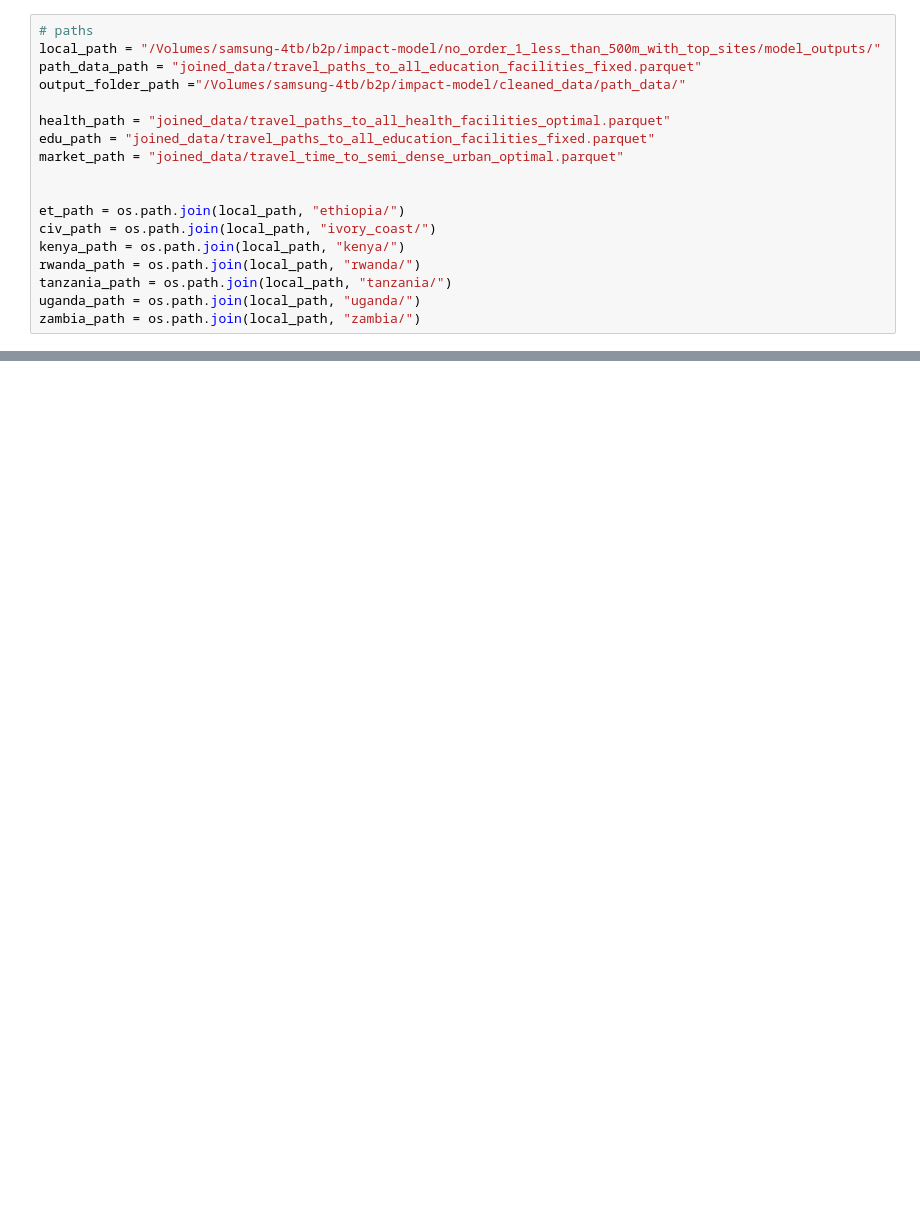
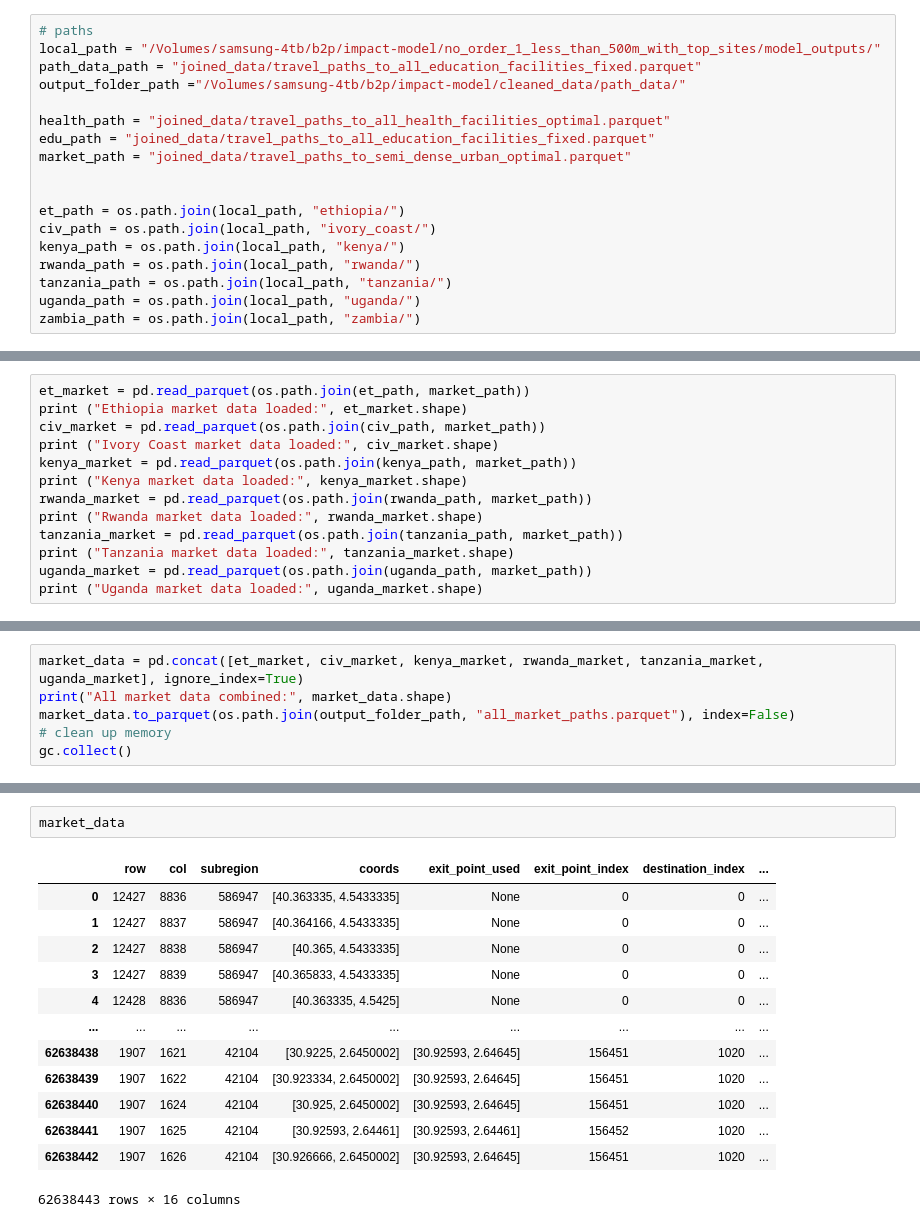
Before and after one commit to bridgestoprosperity/general-data, a Jupyter notebook: notebooks/impact-map-processing/path-processing.ipynb, the cells around one changed output, grey strips where cells are left out. Drawn from its saved outputs; the diff is of its cells as text; blank space fills up the shorter version.

```diff
--- a/notebooks/impact-map-processing/path-processing.ipynb
+++ b/notebooks/impact-map-processing/path-processing.ipynb
@@ -16,7 +17,7 @@ output_folder_path ="/Volumes/samsung-4tb/b2p/impact-model/cleaned_data/path_dat
 
 health_path = "joined_data/travel_paths_to_all_health_facilities_optimal.parquet"
 edu_path = "joined_data/travel_paths_to_all_education_facilities_fixed.parquet"
-market_path = "joined_data/travel_time_to_semi_dense_urban_optimal.parquet"
+market_path = "joined_data/travel_paths_to_semi_dense_urban_optimal.parquet"
 
 
 et_path = os.path.join(local_path, "ethiopia/")
@@ -252,0 +101,13 @@ gdf.geometry.head(1000).explore()
+# %%
+et_market = pd.read_parquet(os.path.join(et_path, market_path))
+print ("Ethiopia market data loaded:", et_market.shape)
+civ_market = pd.read_parquet(os.path.join(civ_path, market_path))
+print ("Ivory Coast market data loaded:", civ_market.shape)
+kenya_market = pd.read_parquet(os.path.join(kenya_path, market_path))
+print ("Kenya market data loaded:", kenya_market.shape)
+rwanda_market = pd.read_parquet(os.path.join(rwanda_path, market_path))
+print ("Rwanda market data loaded:", rwanda_market.shape)
+tanzania_market = pd.read_parquet(os.path.join(tanzania_path, market_path))
+print ("Tanzania market data loaded:", tanzania_market.shape)
+uganda_market = pd.read_parquet(os.path.join(uganda_path, market_path))
+print ("Uganda market data loaded:", uganda_market.shape)
@@ -252,0 +121,6 @@ gdf.geometry.head(1000).explore()
+# %%
+market_data = pd.concat([et_market, civ_market, kenya_market, rwanda_market, tanzania_market, uganda_market], ignore_index=True)
+print("All market data combined:", market_data.shape)
+market_data.to_parquet(os.path.join(output_folder_path, "all_market_paths.parquet"), index=False)
+# clean up memory
+gc.collect()
@@ -252,0 +130,16 @@ gdf.geometry.head(1000).explore()
+# %%
+market_data
+# %% [output]
+|  | row | col | subregion | coords | exit_point_used | exit_point_index | destination_index | ... |
+| 0 | 12427 | 8836 | 586947 | [40.363335, 4.5433335] | None | 0 | 0 | ... |
+| 1 | 12427 | 8837 | 586947 | [40.364166, 4.5433335] | None | 0 | 0 | ... |
+| 2 | 12427 | 8838 | 586947 | [40.365, 4.5433335] | None | 0 | 0 | ... |
+| 3 | 12427 | 8839 | 586947 | [40.365833, 4.5433335] | None | 0 | 0 | ... |
+| 4 | 12428 | 8836 | 586947 | [40.363335, 4.5425] | None | 0 | 0 | ... |
+| ... | ... | ... | ... | ... | ... | ... | ... | ... |
+| 62638438 | 1907 | 1621 | 42104 | [30.9225, 2.6450002] | [30.92593, 2.64645] | 156451 | 1020 | ... |
+| 62638439 | 1907 | 1622 | 42104 | [30.923334, 2.6450002] | [30.92593, 2.64645] | 156451 | 1020 | ... |
+| 62638440 | 1907 | 1624 | 42104 | [30.925, 2.6450002] | [30.92593, 2.64645] | 156451 | 1020 | ... |
+| 62638441 | 1907 | 1625 | 42104 | [30.92593, 2.64461] | [30.92593, 2.64461] | 156452 | 1020 | ... |
+| 62638442 | 1907 | 1626 | 42104 | [30.926666, 2.6450002] | [30.92593, 2.64645] | 156451 | 1020 | ... |
+62638443 rows × 16 columns
```
Also changed, not shown: parts of 42 cells of this notebook.
